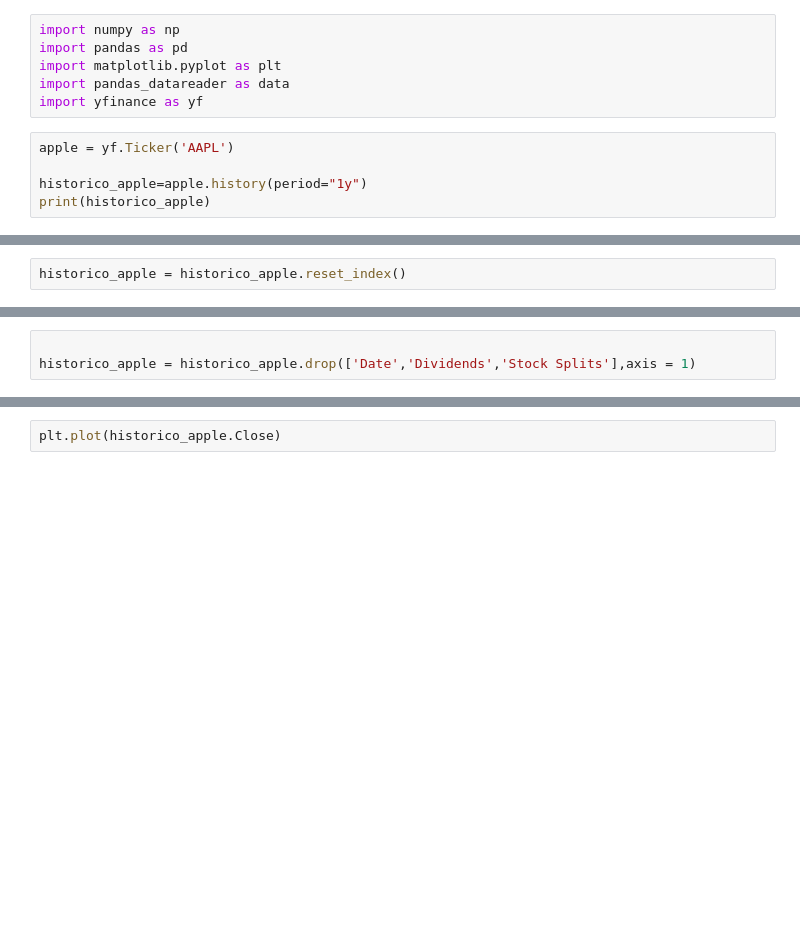
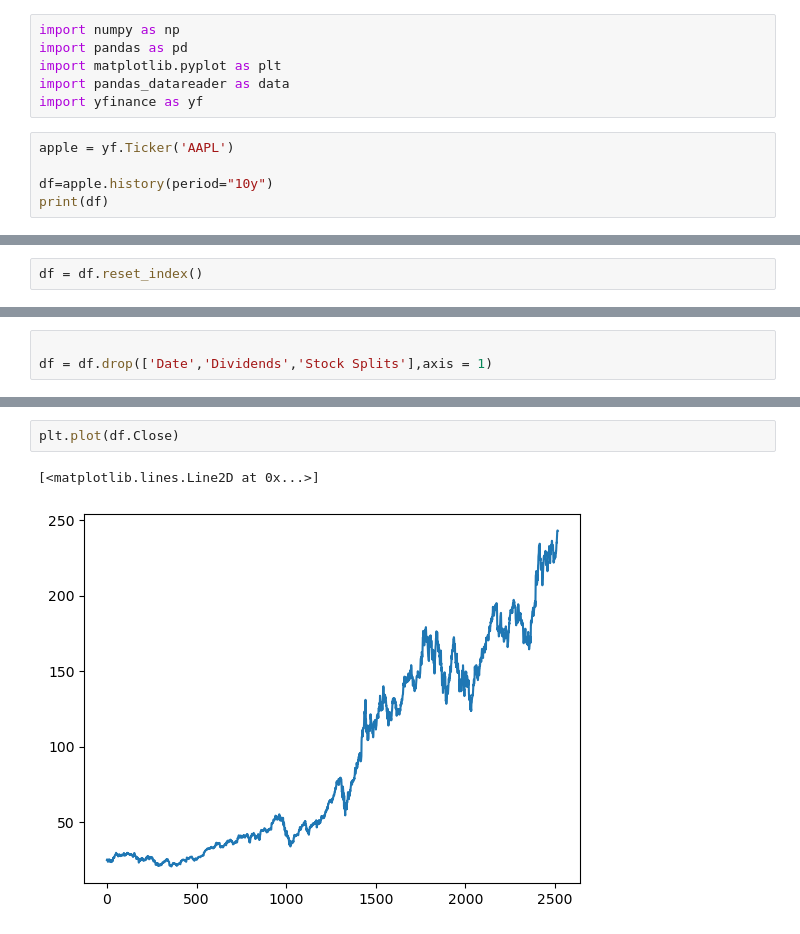
Before and after one commit to luisore/StockPrediction, a Jupyter notebook: StockPrediction.ipynb, the cells around one changed output, grey strips where cells are left out. Cells and saved outputs as stored; diff of their text form; blank space fills up the shorter version.

```diff
--- a/StockPrediction.ipynb
+++ b/StockPrediction.ipynb
@@ -7,5 +7,5 @@ import yfinance as yf
 # %%
 apple = yf.Ticker('AAPL')
 
-historico_apple=apple.history(period="1y")
-print(historico_apple)
+df=apple.history(period="10y")
+print(df)
@@ -14,3 +40,3 @@ historico_apple.tail()
 # %%
-historico_apple = historico_apple.reset_index()
+df = df.reset_index()
 # %%
@@ -18,4 +51,4 @@ historico_apple.head()
 # %%
 
-historico_apple = historico_apple.drop(['Date','Dividends','Stock Splits'],axis = 1)
+df = df.drop(['Date','Dividends','Stock Splits'],axis = 1)
 # %%
@@ -25,2 +80,5 @@ historico_apple.head()
 # %%
-plt.plot(historico_apple.Close)
+plt.plot(df.Close)
+# %% [output]
+[<matplotlib.lines.Line2D at 0x...>]
+[figure, added]
```
Also changed, not shown: parts of 16 cells of this notebook.
